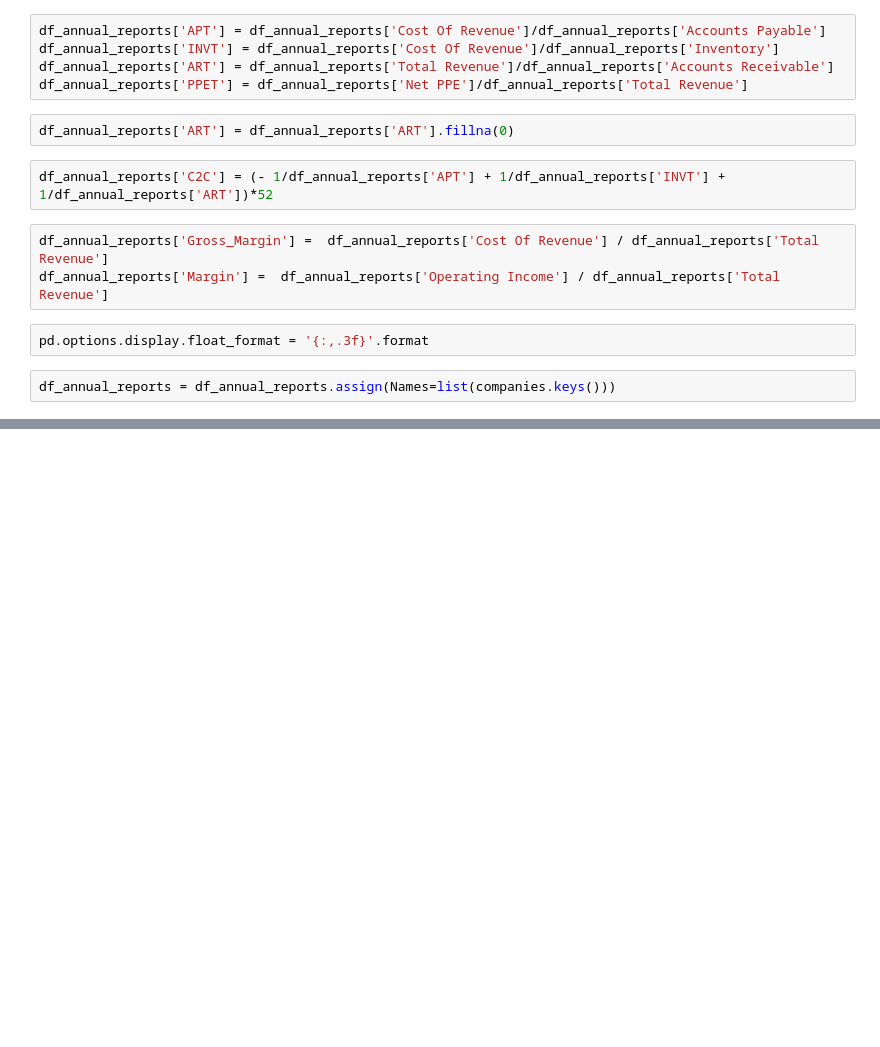
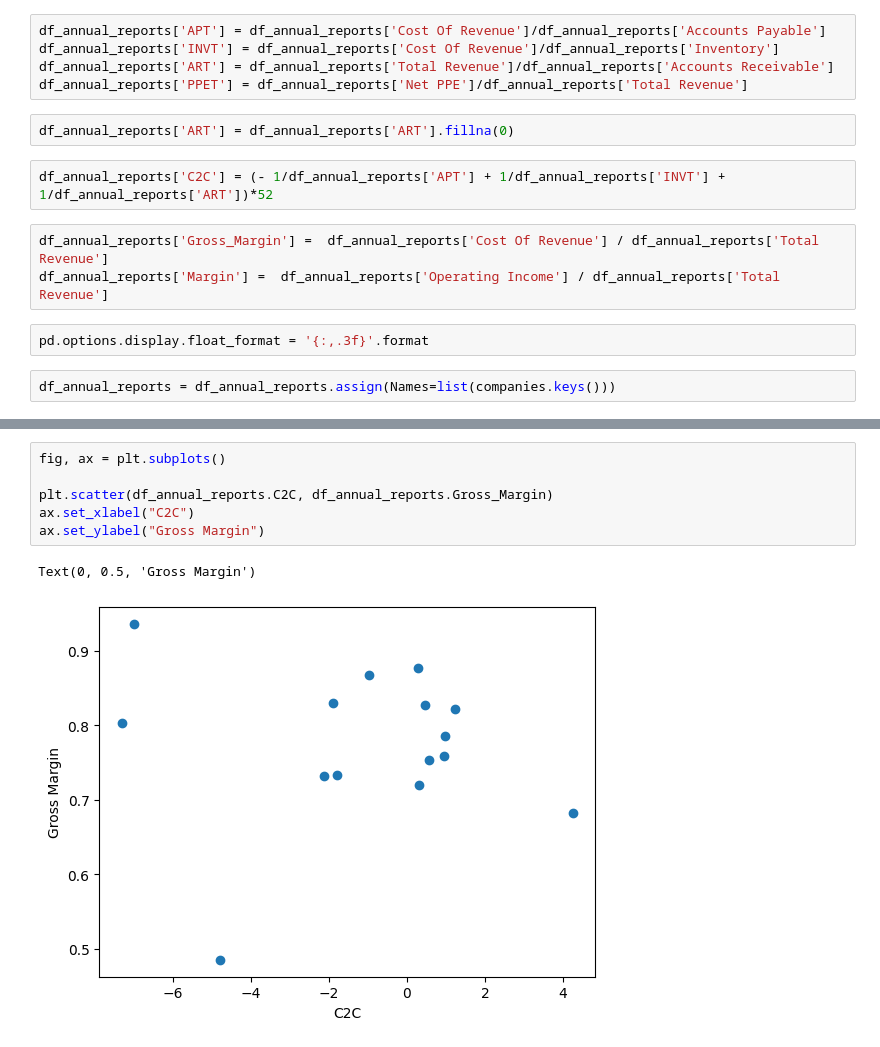
Before and after one commit to zedo87/yhoo_finance_SCM, a Jupyter notebook: Yahoo Finance.ipynb, the cells around one changed output, grey strips where cells are left out. Drawn from its saved outputs; the diff is of its cells as text; blank space fills up the shorter version.

```diff
--- a/Yahoo Finance.ipynb
+++ b/Yahoo Finance.ipynb
@@ -108,0 +86,9 @@ df_annual_reports
+# %%
+fig, ax = plt.subplots()
+
+plt.scatter(df_annual_reports.C2C, df_annual_reports.Gross_Margin)
+ax.set_xlabel("C2C")
+ax.set_ylabel("Gross Margin")
+# %% [output]
+Text(0, 0.5, 'Gross Margin')
+[figure, added]
```
Also changed, not shown: parts of 5 cells of this notebook.
